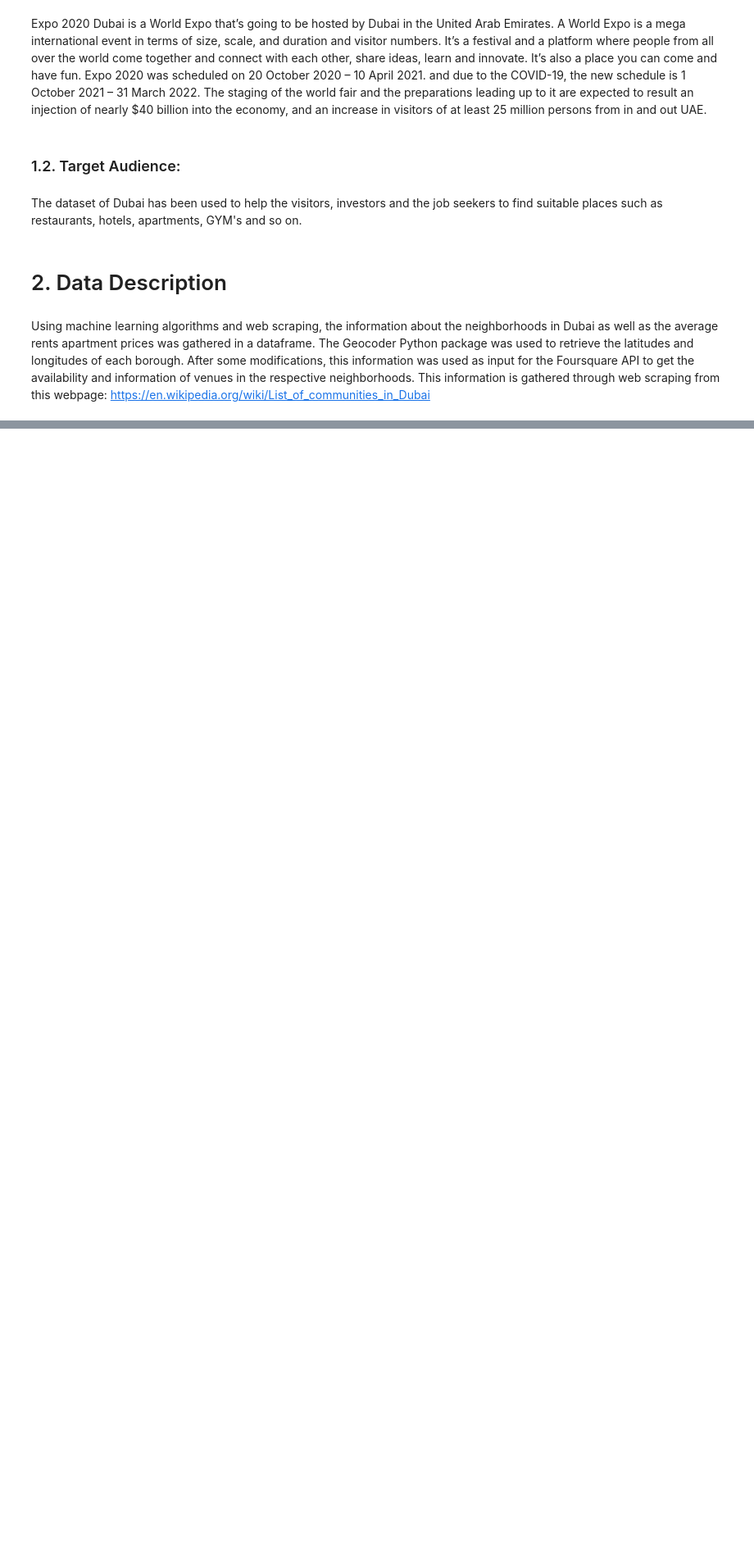
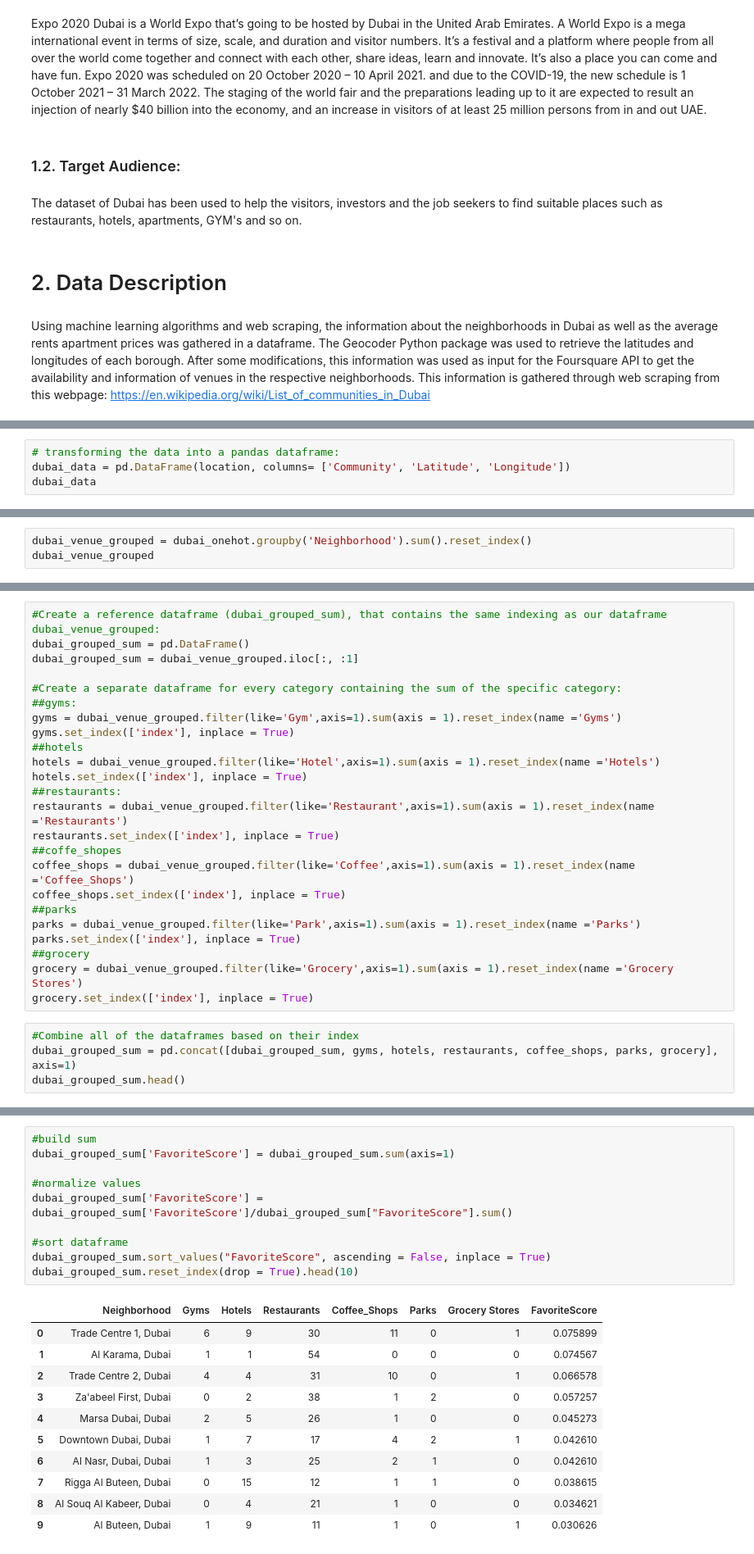
Before and after one commit to alifarahat16/Capstone-Project, a Jupyter notebook: The Battle of Neighborhoods in Duabi.ipynb, the cells around one changed output, grey strips where cells are left out. Shown: that part at 82% size. Drawn from its saved outputs; the diff is of its cells as text; blank space fills up the shorter version.

```diff
--- a/The Battle of Neighborhoods in Duabi.ipynb
+++ b/The Battle of Neighborhoods in Duabi.ipynb
@@ -24,0 +185,4 @@ This information is gathered through web scraping from this webpage: https://en.
+# %%
+# transforming the data into a pandas dataframe:
+dubai_data = pd.DataFrame(location, columns= ['Community', 'Latitude', 'Longitude'])
+dubai_data
@@ -24,0 +446,3 @@ This information is gathered through web scraping from this webpage: https://en.
+# %%
+dubai_venue_grouped = dubai_onehot.groupby('Neighborhood').sum().reset_index()
+dubai_venue_grouped
@@ -24,0 +471,28 @@ This information is gathered through web scraping from this webpage: https://en.
+# %%
+#Create a reference dataframe (dubai_grouped_sum), that contains the same indexing as our dataframe dubai_venue_grouped:
+dubai_grouped_sum = pd.DataFrame()
+dubai_grouped_sum = dubai_venue_grouped.iloc[:, :1]
+
+#Create a separate dataframe for every category containing the sum of the specific category:
+##gyms:
+gyms = dubai_venue_grouped.filter(like='Gym',axis=1).sum(axis = 1).reset_index(name ='Gyms')
+gyms.set_index(['index'], inplace = True)
+##hotels
+hotels = dubai_venue_grouped.filter(like='Hotel',axis=1).sum(axis = 1).reset_index(name ='Hotels')
+hotels.set_index(['index'], inplace = True)
+##restaurants:
+restaurants = dubai_venue_grouped.filter(like='Restaurant',axis=1).sum(axis = 1).reset_index(name ='Restaurants')
+restaurants.set_index(['index'], inplace = True)
+##coffe_shopes
+coffee_shops = dubai_venue_grouped.filter(like='Coffee',axis=1).sum(axis = 1).reset_index(name ='Coffee_Shops')
+coffee_shops.set_index(['index'], inplace = True)
+##parks
+parks = dubai_venue_grouped.filter(like='Park',axis=1).sum(axis = 1).reset_index(name ='Parks')
+parks.set_index(['index'], inplace = True)
+##grocery
+grocery = dubai_venue_grouped.filter(like='Grocery',axis=1).sum(axis = 1).reset_index(name ='Grocery Stores')
+grocery.set_index(['index'], inplace = True)
+# %%
+#Combine all of the dataframes based on their index
+dubai_grouped_sum = pd.concat([dubai_grouped_sum, gyms, hotels, restaurants, coffee_shops, parks, grocery], axis=1)
+dubai_grouped_sum.head()
@@ -24,0 +508,22 @@ This information is gathered through web scraping from this webpage: https://en.
+# %%
+#build sum
+dubai_grouped_sum['FavoriteScore'] = dubai_grouped_sum.sum(axis=1)
+
+#normalize values
+dubai_grouped_sum['FavoriteScore'] = dubai_grouped_sum['FavoriteScore']/dubai_grouped_sum["FavoriteScore"].sum()
+
+#sort dataframe
+dubai_grouped_sum.sort_values("FavoriteScore", ascending = False, inplace = True)
+dubai_grouped_sum.reset_index(drop = True).head(10)
+# %% [output]
+|  | Neighborhood | Gyms | Hotels | Restaurants | Coffee_Shops | Parks | Grocery Stores | FavoriteScore |
+| 0 | Trade Centre 1, Dubai | 6 | 9 | 30 | 11 | 0 | 1 | 0.075899 |
+| 1 | Al Karama, Dubai | 1 | 1 | 54 | 0 | 0 | 0 | 0.074567 |
+| 2 | Trade Centre 2, Dubai | 4 | 4 | 31 | 10 | 0 | 1 | 0.066578 |
+| 3 | Za'abeel First, Dubai | 0 | 2 | 38 | 1 | 2 | 0 | 0.057257 |
+| 4 | Marsa Dubai, Dubai | 2 | 5 | 26 | 1 | 0 | 0 | 0.045273 |
+| 5 | Downtown Dubai, Dubai | 1 | 7 | 17 | 4 | 2 | 1 | 0.042610 |
+| 6 | Al Nasr, Dubai, Dubai | 1 | 3 | 25 | 2 | 1 | 0 | 0.042610 |
+| 7 | Rigga Al Buteen, Dubai | 0 | 15 | 12 | 1 | 1 | 0 | 0.038615 |
+| 8 | Al Souq Al Kabeer, Dubai | 0 | 4 | 21 | 1 | 0 | 0 | 0.034621 |
+| 9 | Al Buteen, Dubai | 1 | 9 | 11 | 1 | 0 | 1 | 0.030626 |
```
Also changed, not shown: parts of 58 cells of this notebook.
